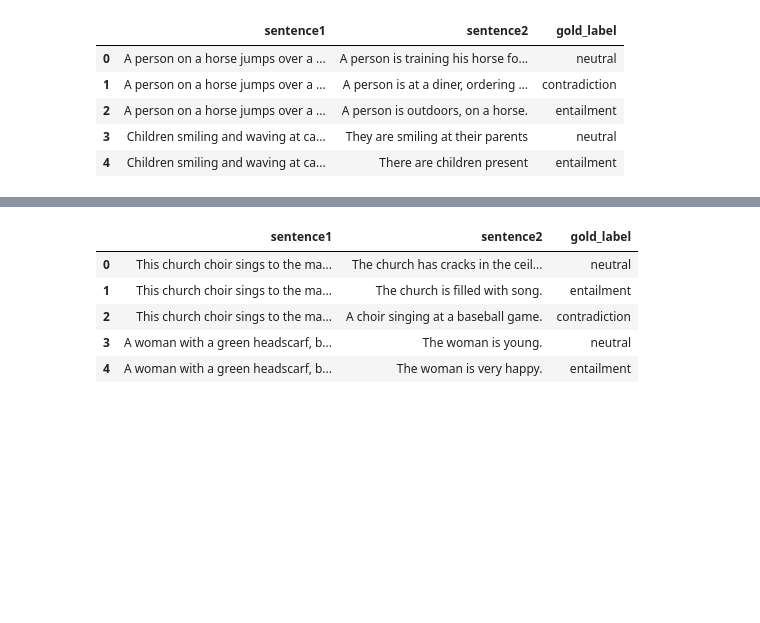
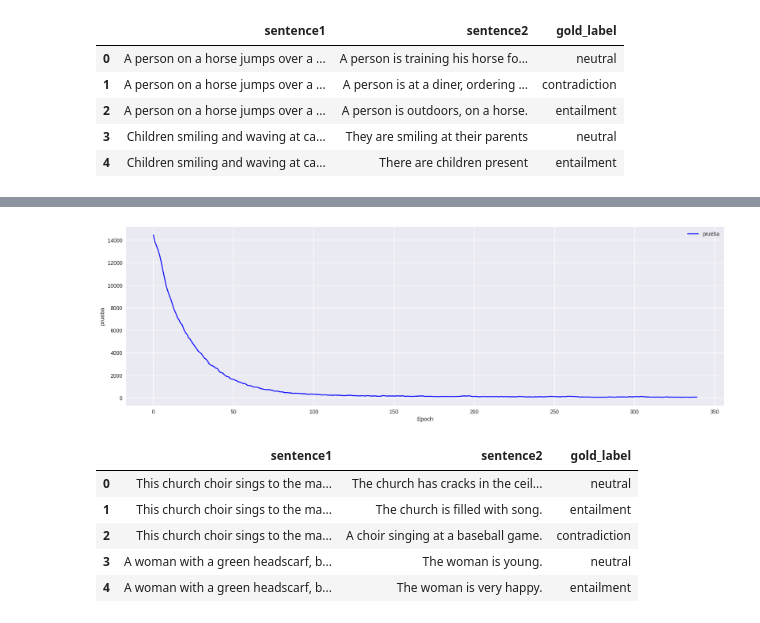
Before and after one commit to Manditar2/NLI-con-red-neuronal-LSTM, a Jupyter notebook: Proyecto_data_science.ipynb, the cells around one changed output, grey strips where cells are left out. Cells and saved outputs as stored; diff of their text form; code cells hidden in the pictures; blank space fills up the shorter version.

```diff
--- a/Proyecto_data_science.ipynb
+++ b/Proyecto_data_science.ipynb
@@ -374,3 +408,7 @@ draw_plot(history_training.history['loss'],"blue", "Pérdida")
+# %%
+draw_plot(history_training.history['fn'],'blue','prueba')
+# %% [output]
+[figure, added]
 # %%
 #@title Cargar datos de prueba
 df_prueba = pd.read_csv('/content/sample_data/snli_1.0_test.csv')
```
Also changed, not shown: parts of 36 cells of this notebook.
